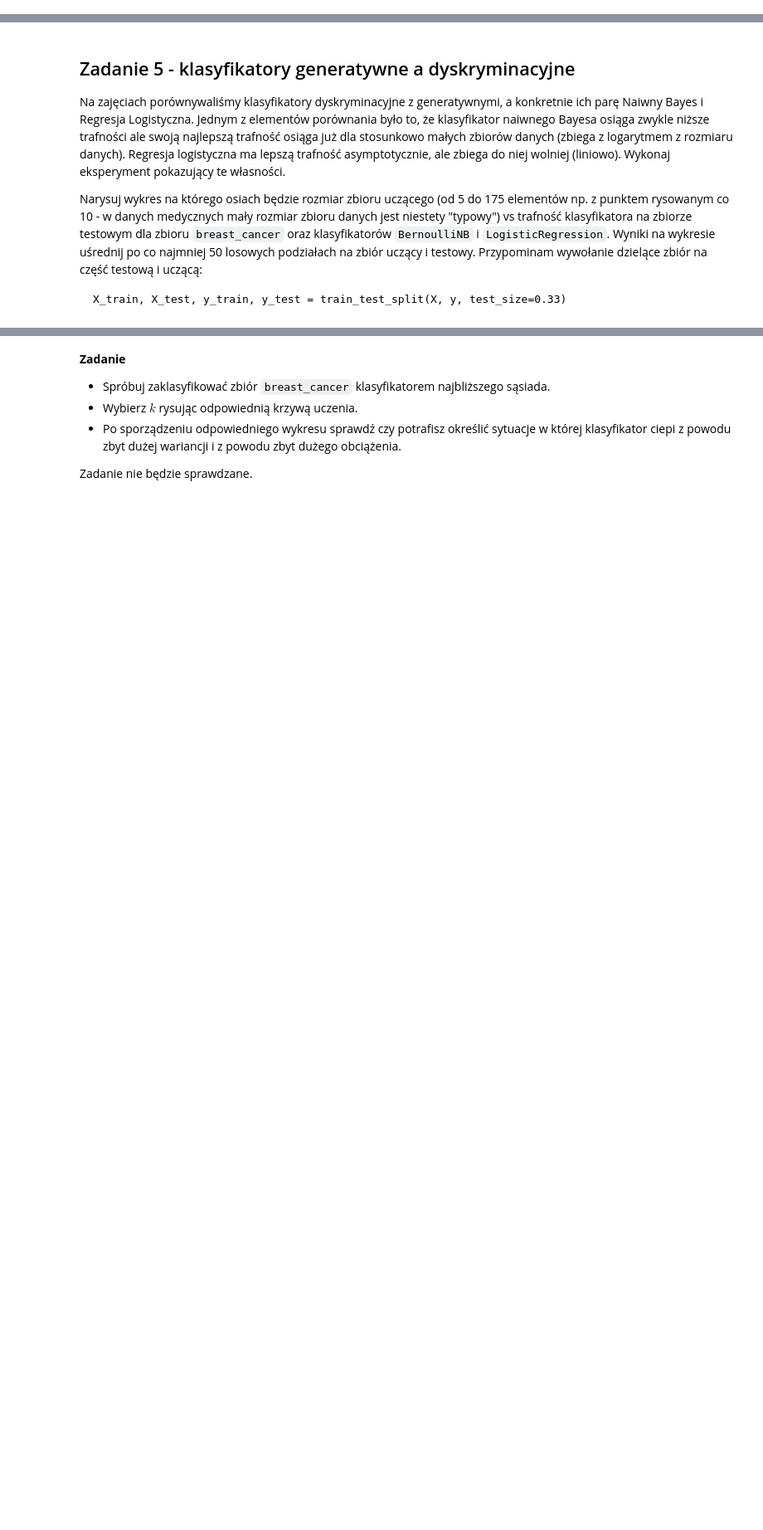
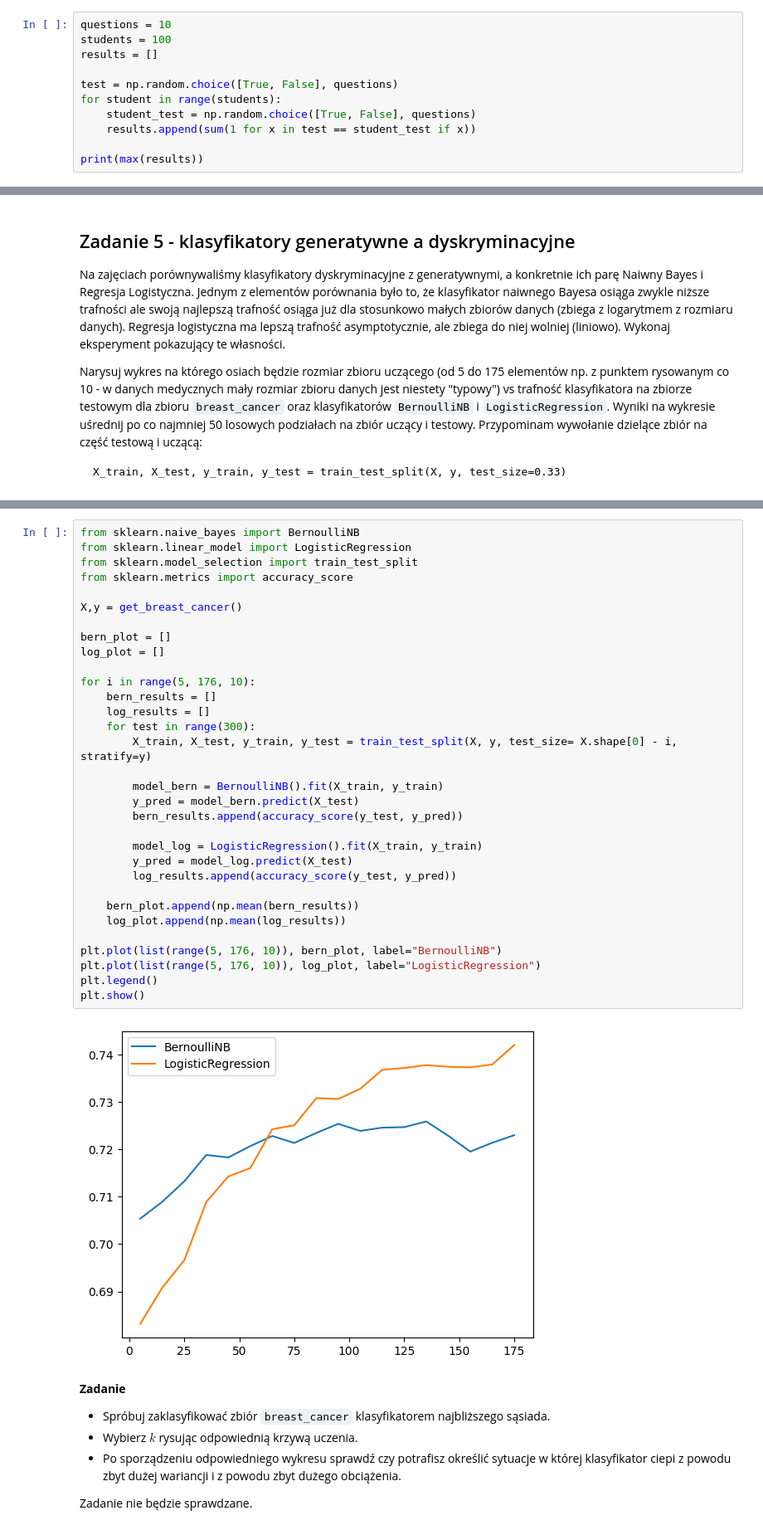
Before and after one commit to marcol13/SUS, a Jupyter notebook: overfit/overfitting.ipynb, the cells around one changed output, grey strips where cells are left out. Shown at 83% size. Drawn from its saved outputs; the diff is of its cells as text; blank space fills up the shorter version.

```diff
--- a/overfit/overfitting.ipynb
+++ b/overfit/overfitting.ipynb
@@ -347,0 +345,11 @@ raise NotImplementedError()
+# %%
+questions = 10
+students = 100
+results = []
+
+test = np.random.choice([True, False], questions)
+for student in range(students):
+    student_test = np.random.choice([True, False], questions)
+    results.append(sum(1 for x in test == student_test if x))
+
+print(max(results))
@@ -375,3 +374,37 @@ raise NotImplementedError()
+# %%
+from sklearn.naive_bayes import BernoulliNB
+from sklearn.linear_model import LogisticRegression
+from sklearn.model_selection import train_test_split
+from sklearn.metrics import accuracy_score
+
+X,y = get_breast_cancer()
+
+bern_plot = []
+log_plot = []
+
+for i in range(5, 176, 10):
+    bern_results = []
+    log_results = []
+    for test in range(300):
+        X_train, X_test, y_train, y_test = train_test_split(X, y, test_size= X.shape[0] - i, stratify=y)
+
+        model_bern = BernoulliNB().fit(X_train, y_train)
+        y_pred = model_bern.predict(X_test)
+        bern_results.append(accuracy_score(y_test, y_pred))
+
+        model_log = LogisticRegression().fit(X_train, y_train)
+        y_pred = model_log.predict(X_test)
+        log_results.append(accuracy_score(y_test, y_pred))
+
+    bern_plot.append(np.mean(bern_results))
+    log_plot.append(np.mean(log_results))
+
+plt.plot(list(range(5, 176, 10)), bern_plot, label="BernoulliNB")
+plt.plot(list(range(5, 176, 10)), log_plot, label="LogisticRegression")
+plt.legend()
+plt.show()
+# %% [output]
+[figure, added]
 # %% [markdown]
 **Zadanie**
 - Spróbuj zaklasyfikować zbiór `breast_cancer` klasyfikatorem najbliższego sąsiada.
```
Also changed, not shown: parts of 8 cells of this notebook.
